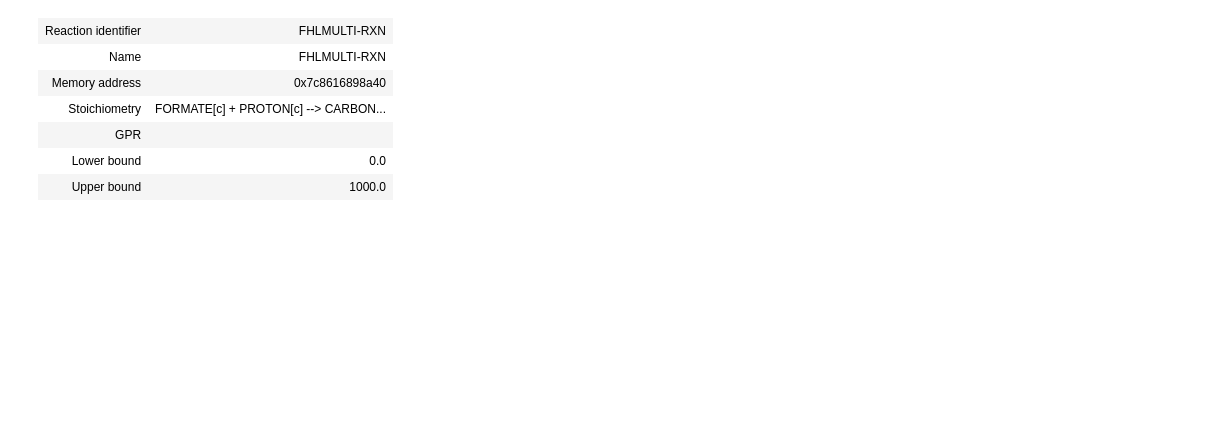
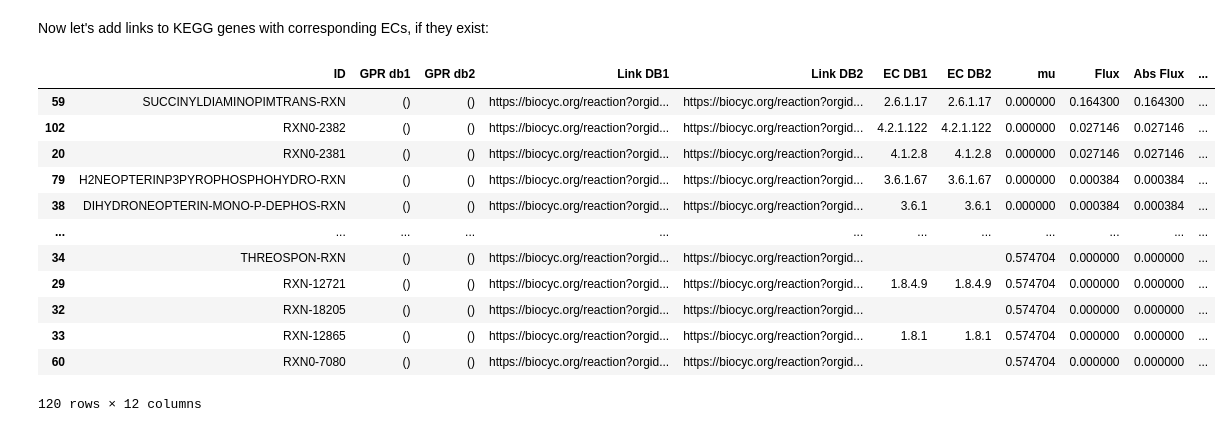
Before and after one commit to C-CoMP-STC/rpom-fba, a Jupyter notebook: notebooks/gap_filling_detection.ipynb, the cells around one changed output. Cells and saved outputs as stored; diff of their text form; code cells hidden in the pictures; blank space fills up the shorter version.

```diff
--- a/notebooks/gap_filling_detection.ipynb
+++ b/notebooks/gap_filling_detection.ipynb
@@ -154,10 +156,2 @@ result
-# %%
-model.reactions.get_by_id("FHLMULTI-RXN")
-# %% [output]
-| Reaction identifier | FHLMULTI-RXN |
-| Name | FHLMULTI-RXN |
-| Memory address | 0x7c8616898a40 |
-| Stoichiometry | FORMATE[c] + PROTON[c] --> CARBON... |
-| GPR |  |
-| Lower bound | 0.0 |
-| Upper bound | 1000.0 |
+# %% [markdown]
+Now let's add links to KEGG genes with corresponding ECs, if they exist:
@@ -163,0 +249,27 @@ model.reactions.get_by_id("FHLMULTI-RXN")
+# %%
+from tqdm import tqdm
+polite_kegg= PoliteKEGGer()
+# %%
+with_kegg = growth_ranked.copy()
+with_kegg["KEGG"] = [
+    ", ".join(
+    [polite_kegg.query_kegg_by_ec(ec) if ec != "" else [""]
+     for ec in (set(ec1.split(", ")) | set(ec2.split(", ")))][0])
+    for _, (ec1, ec2) in tqdm(growth_ranked[["EC DB1", "EC DB2"]].iterrows(),
+                              total=len(growth_ranked))
+]
+with_kegg
+# %% [output]
+|  | ID | GPR db1 | GPR db2 | Link DB1 | Link DB2 | EC DB1 | EC DB2 | mu | Flux | Abs Flux | ... |
+| 59 | SUCCINYLDIAMINOPIMTRANS-RXN | () | () | https://biocyc.org/reaction?orgid... | https://biocyc.org/reaction?orgid... | 2.6.1.17 | 2.6.1.17 | 0.000000 | 0.164300 | 0.164300 | ... |
+| 102 | RXN0-2382 | () | () | https://biocyc.org/reaction?orgid... | https://biocyc.org/reaction?orgid... | 4.2.1.122 | 4.2.1.122 | 0.000000 | 0.027146 | 0.027146 | ... |
+| 20 | RXN0-2381 | () | () | https://biocyc.org/reaction?orgid... | https://biocyc.org/reaction?orgid... | 4.1.2.8 | 4.1.2.8 | 0.000000 | 0.027146 | 0.027146 | ... |
+| 79 | H2NEOPTERINP3PYROPHOSPHOHYDRO-RXN | () | () | https://biocyc.org/reaction?orgid... | https://biocyc.org/reaction?orgid... | 3.6.1.67 | 3.6.1.67 | 0.000000 | 0.000384 | 0.000384 | ... |
+| 38 | DIHYDRONEOPTERIN-MONO-P-DEPHOS-RXN | () | () | https://biocyc.org/reaction?orgid... | https://biocyc.org/reaction?orgid... | 3.6.1 | 3.6.1 | 0.000000 | 0.000384 | 0.000384 | ... |
+| ... | ... | ... | ... | ... | ... | ... | ... | ... | ... | ... | ... |
+| 34 | THREOSPON-RXN | () | () | https://biocyc.org/reaction?orgid... | https://biocyc.org/reaction?orgid... |  |  | 0.574704 | 0.000000 | 0.000000 | ... |
+| 29 | RXN-12721 | () | () | https://biocyc.org/reaction?orgid... | https://biocyc.org/reaction?orgid... | 1.8.4.9 | 1.8.4.9 | 0.574704 | 0.000000 | 0.000000 | ... |
+| 32 | RXN-18205 | () | () | https://biocyc.org/reaction?orgid... | https://biocyc.org/reaction?orgid... |  |  | 0.574704 | 0.000000 | 0.000000 | ... |
+| 33 | RXN-12865 | () | () | https://biocyc.org/reaction?orgid... | https://biocyc.org/reaction?orgid... | 1.8.1 | 1.8.1 | 0.574704 | 0.000000 | 0.000000 | ... |
+| 60 | RXN0-7080 | () | () | https://biocyc.org/reaction?orgid... | https://biocyc.org/reaction?orgid... |  |  | 0.574704 | 0.000000 | 0.000000 | ... |
+120 rows × 12 columns
```
Also changed, not shown: parts of 12 cells of this notebook, 15 other files.
